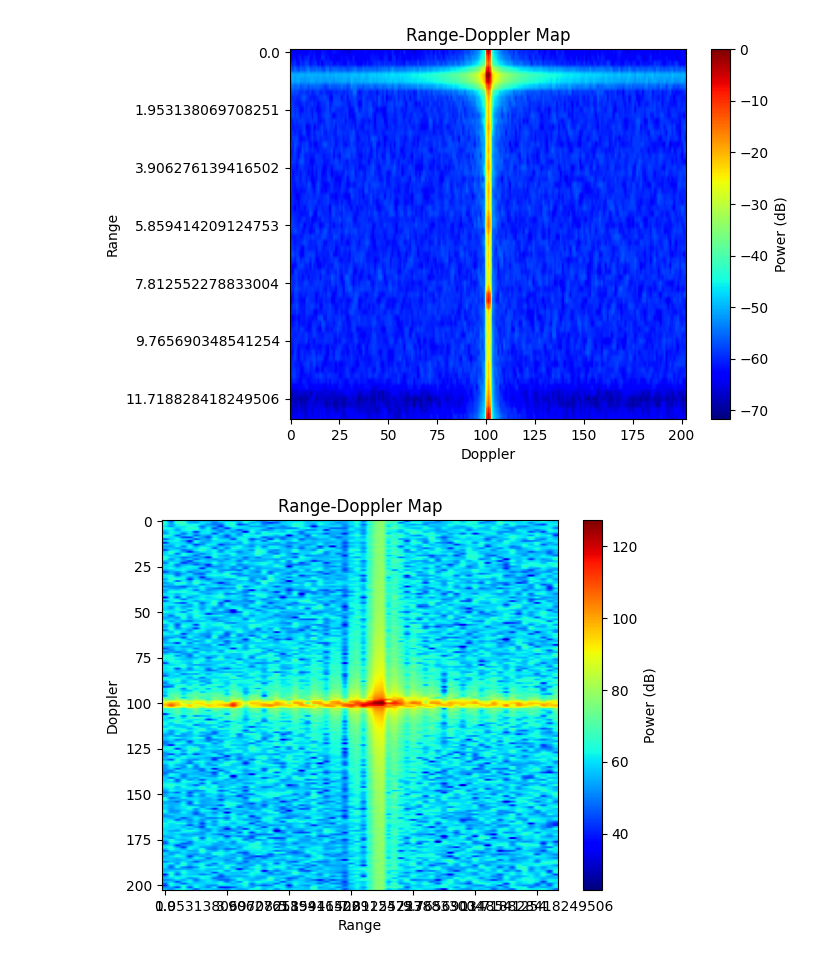
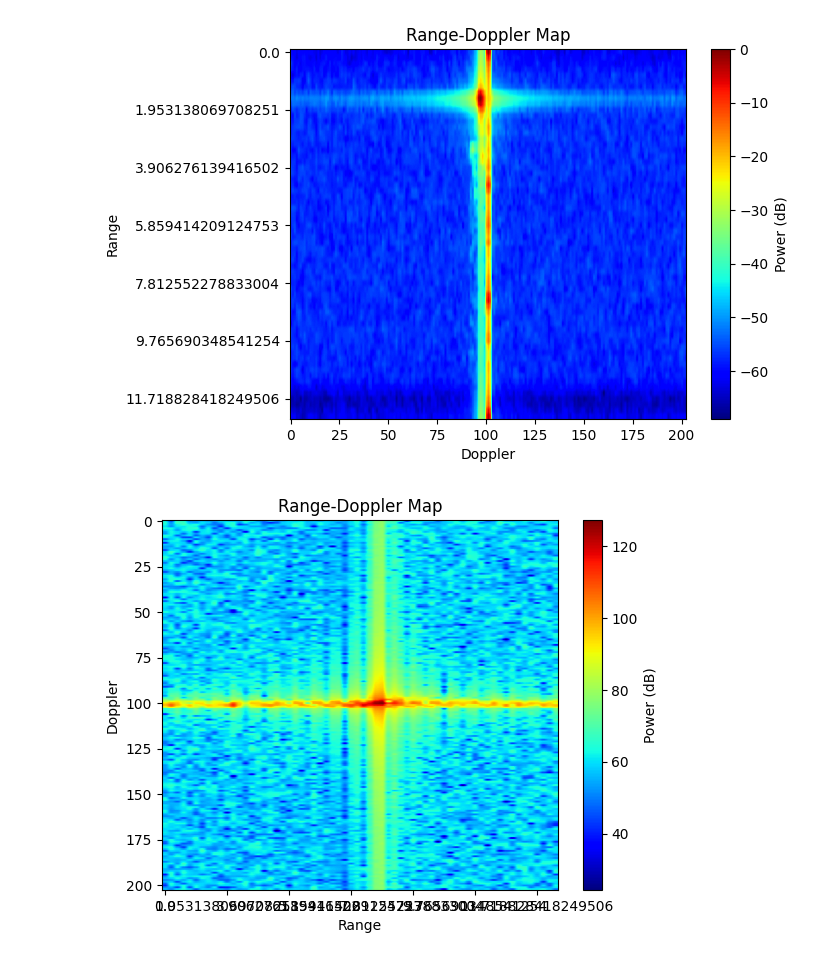
Before and after one commit to HarryPaniccc/4022S_code, a Jupyter notebook: range_doppler_notebook.ipynb, the cells around one changed output. Drawn from its saved outputs; the diff is of its cells as text; code cells hidden in the pictures.

```diff
--- a/range_doppler_notebook.ipynb
+++ b/range_doppler_notebook.ipynb
@@ -61,17 +61,17 @@ def range_doppler_map(hdf5_file_path, frame, range_bin_size, make_map):
 # %%
 moving_back_test = h5py.File('../4022S_data/undergrad_testset/Experiment_moving_target_back_data.hdf5', 'r') # Read in the file
 one_meter_centre_test = h5py.File('../4022S_data/undergrad_testset/Experiment_stationary_target_1m_1_data.hdf5','r')
 two_meter_centre_test = h5py.File('../4022S_data/undergrad_testset/Experiment_stationary_target_2m_1_data.hdf5','r')
 
 test_in_question = moving_back_test
-#test_in_question = two_meter_centre_test
+#test_in_question = one_meter_centre_test
 
 freq_slope_const, number_of_samples_per_chirp, sample_rate, Tdata, bandwidth, range_bin_size = get_measurement_parameters(test_in_question)
 
 
-range_doppler_data = range_doppler_map(test_in_question, '50', range_bin_size, 1)
+range_doppler_data = range_doppler_map(test_in_question, '100', range_bin_size, 1)
 # %% [output]
-[figure, old version]
+[figure, new version]
 # %%
 # Trying a homemade range-doppler map - can ignore this
 target_frame = 'Sensors/TI_Radar/Data/Frame_0'
```
Also changed, not shown: parts of 1 cell of this notebook.
